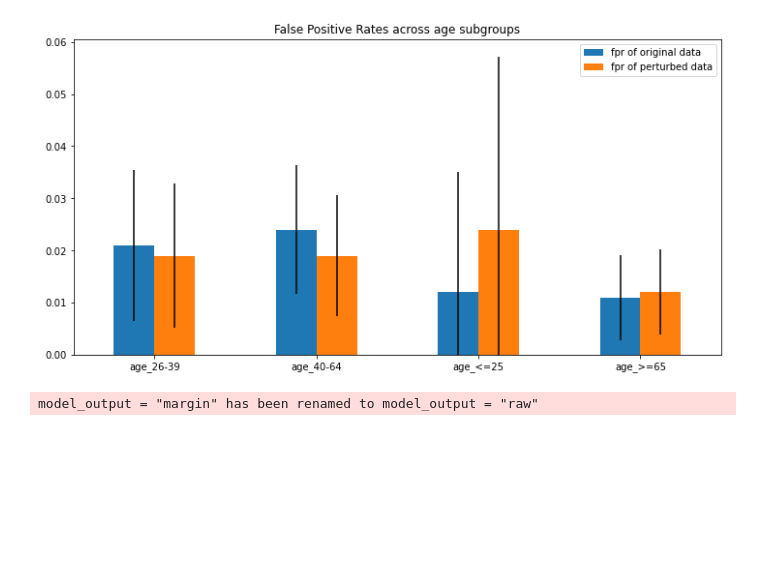
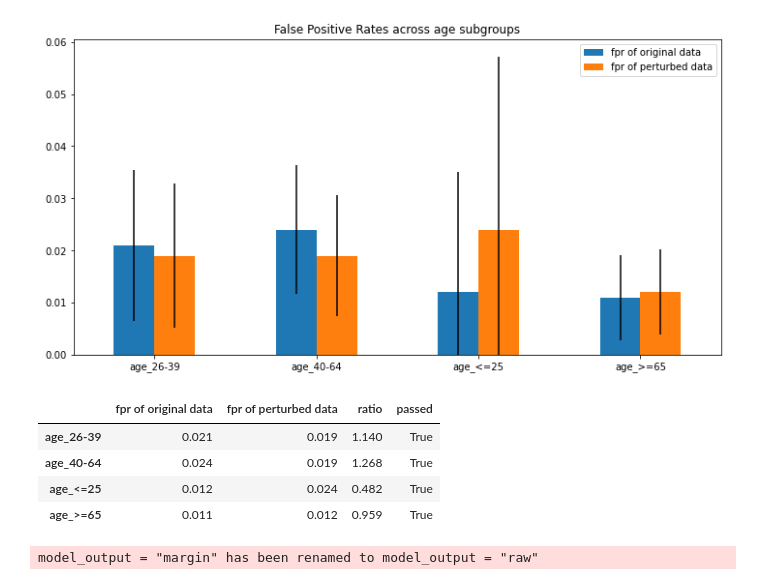
Before and after one commit to cylynx/verifyml, a Jupyter notebook: examples/credit_card_fraud_example.ipynb, the cells around one changed output. Cells and saved outputs as stored; diff of their text form; code cells hidden in the pictures; blank space fills up the shorter version.

```diff
--- a/examples/credit_card_fraud_example.ipynb
+++ b/examples/credit_card_fraud_example.ipynb
@@ -164,6 +164,14 @@ pmt.run(
 pmt.plot(alpha=0.05)   # default alpha argument shows 95% C.I bands
 # %% [output]
 [figure]
+# %%
+pmt.result
+# %% [output]
+|  | fpr of original data | fpr of perturbed data | ratio | passed |
+| age_26-39 | 0.021 | 0.019 | 1.140 | True |
+| age_40-64 | 0.024 | 0.019 | 1.268 | True |
+| age_<=25 | 0.012 | 0.024 | 0.482 | True |
+| age_>=65 | 0.011 | 0.012 | 0.959 | True |
 # %%
 # Shapely Importance Features Test
 
```
Also changed, not shown: parts of 3 cells of this notebook, 1 other file.
